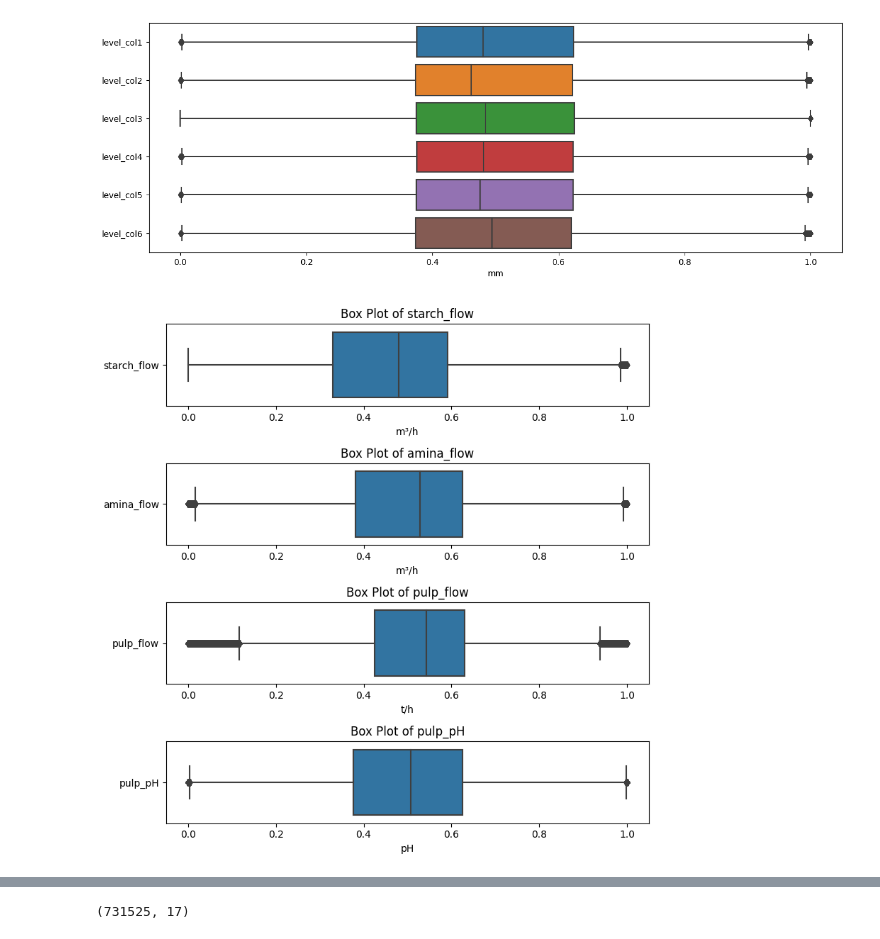
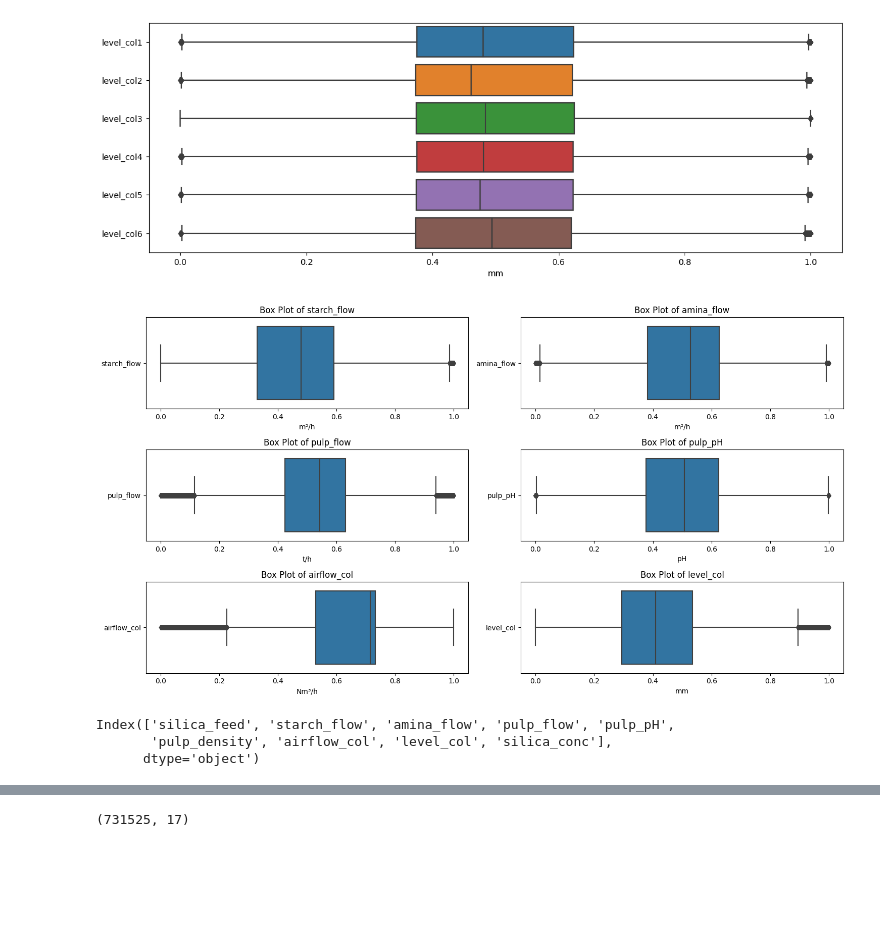
Before and after one commit to ArifAygun/Iron-Ore-Froth-Flotation-Quality-Prediction, a Jupyter notebook: AA_Iron_Ore_Froth_Flotation_Quality_Prediction.ipynb, the cells around one changed output, grey strips where cells are left out. Drawn from its saved outputs; the diff is of its cells as text; code cells hidden in the pictures; blank space fills up the shorter version.

```diff
--- a/AA_Iron_Ore_Froth_Flotation_Quality_Prediction.ipynb
+++ b/AA_Iron_Ore_Froth_Flotation_Quality_Prediction.ipynb
@@ -308,11 +307,9 @@ flotation.describe().T
 from sklearn.preprocessing import MinMaxScaler
 
 # Select the columns to normalize
-columns_to_normalize = ["iron_feed", "silica_feed", "starch_flow", "amina_flow", "pulp_flow",
-                        "pulp_pH", "pulp_density", "airflow_col1", "airflow_col2", "airflow_col3",
-                        "airflow_col4", "airflow_col5", "airflow_col6", "airflow_col7", "level_col1",
-                        "level_col2", "level_col3", "level_col4", "level_col5", "level_col6",
-                        "level_col7", "silica_conc"]
+columns_to_normalize = ["iron_feed", "silica_feed", "starch_flow", "amina_flow",
+                        "pulp_flow", "pulp_pH", "pulp_density", "airflow_col",
+                        "level_col", "iron_conc", "silica_conc"]
 
 # Create a MinMaxScaler object
 scaler = MinMaxScaler()
@@ -398,5 +371,5 @@
 # %%
-flotation.drop(['iron_feed', 'iron_conc', 'airflow_col2', 'airflow_col3', 'airflow_col7', 'level_col7'], axis=1, inplace=True)
+flotation.drop(['iron_feed', 'iron_conc'], axis=1, inplace=True)
 # %%
 flotation.shape
 # %% [output]
@@ -429,29 +579,45 @@ plt.xlabel('mm');
 # %% [output]
 [figure]
 # %%
-fig, axes = plt.subplots(4, 1, figsize=(8, 8))
+fig, axes = plt.subplots(3, 2, figsize=(15, 8))
 
 # Box plots for starch_flow
-sns.boxplot(data=flotation[["starch_flow"]], orient='h', ax=axes[0])
-axes[0].set_xlabel('m³/h')
-axes[0].set_title('Box Plot of starch_flow')
+sns.boxplot(data=flotation[["starch_flow"]], orient='h', ax=axes[0, 0])
+axes[0, 0].set_xlabel('m³/h')
+axes[0, 0].set_title('Box Plot of starch_flow')
 
 # Box plots for amina_flow
-sns.boxplot(data=flotation[["amina_flow"]], orient='h', ax=axes[1])
-axes[1].set_xlabel('m³/h')
-axes[1].set_title('Box Plot of amina_flow')
+sns.boxplot(data=flotation[["amina_flow"]], orient='h', ax=axes[0, 1])
+axes[0, 1].set_xlabel('m³/h')
+axes[0, 1].set_title('Box Plot of amina_flow')
 
 # Box plots for pulp_flow
-sns.boxplot(data=flotation[["pulp_flow"]], orient='h', ax=axes[2])
-axes[2].set_xlabel('t/h')
-axes[2].set_title('Box Plot of pulp_flow')
+sns.boxplot(data=flotation[["pulp_flow"]], orient='h', ax=axes[1, 0])
+axes[1, 0].set_xlabel('t/h')
+axes[1, 0].set_title('Box Plot of pulp_flow')
 
 # Box plots for pulp_pH
-sns.boxplot(data=flotation[["pulp_pH"]], orient='h', ax=axes[3])
-axes[3].set_xlabel('pH')
-axes[3].set_title('Box Plot of pulp_pH')
+sns.boxplot(data=flotation[["pulp_pH"]], orient='h', ax=axes[1, 1])
+axes[1, 1].set_xlabel('pH')
+axes[1, 1].set_title('Box Plot of pulp_pH')
+
+# Box plots for airflow_col
+sns.boxplot(data=flotation[["airflow_col"]], orient='h', ax=axes[2, 0])
+axes[2, 0].set_xlabel('Nm³/h')
+axes[2, 0].set_title('Box Plot of airflow_col')
+
+# Box plots for level_col
+sns.boxplot(data=flotation[["level_col"]], orient='h', ax=axes[2, 1])
+axes[2, 1].set_xlabel('mm')
+axes[2, 1].set_title('Box Plot of level_col')
 
 plt.tight_layout()
 plt.show()
 # %% [output]
-[figure, old version]
+[figure, new version]
+# %%
+flotation.columns
+# %% [output]
+Index(['silica_feed', 'starch_flow', 'amina_flow', 'pulp_flow', 'pulp_pH',
+       'pulp_density', 'airflow_col', 'level_col', 'silica_conc'],
+      dtype='object')
```
Also changed, not shown: parts of 59 cells of this notebook.
